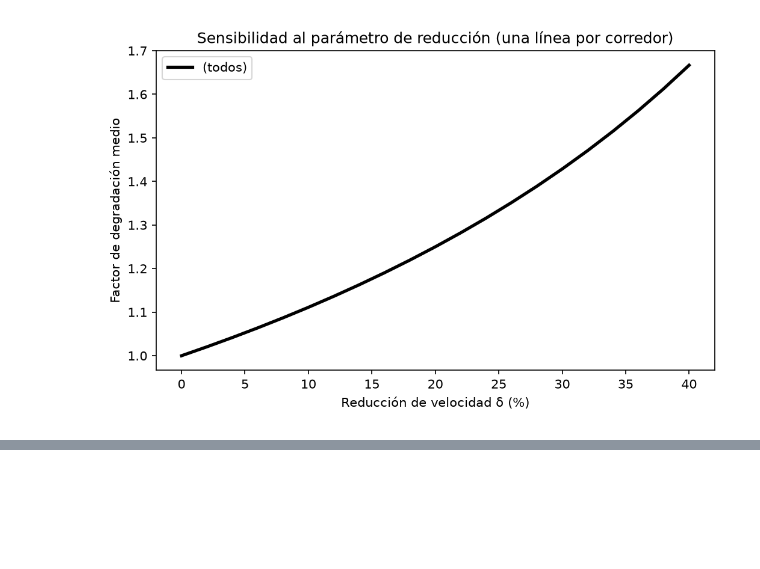
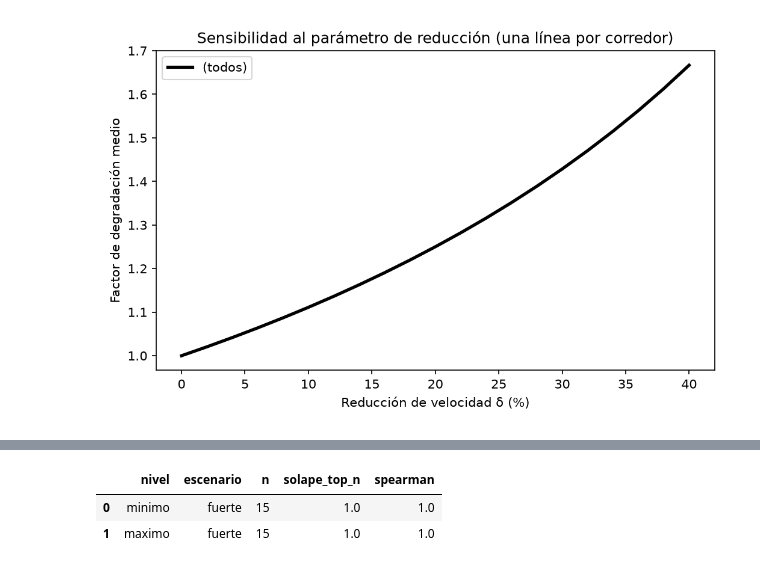
Before and after one commit to juanheliosg/taller-agentes-ia-granada, a Jupyter notebook: cuaderno_lluvia.ipynb, the cells around one changed output, grey strips where cells are left out. Saved outputs shown, nothing was run; the diff lists cells and outputs as text; code cells hidden in the pictures; blank space fills up the shorter version.

```diff
--- a/cuaderno_lluvia.ipynb
+++ b/cuaderno_lluvia.ipynb
@@ -185,0 +242,8 @@ Image(filename=figura_curva(curva, SALIDAS / "curva_sensibilidad.png"))
+# %%
+est = estabilidad_ranking(G, muestra, ESC, n=N, k=K, semilla=SEMILLA)
+est.to_csv(SALIDAS / "criticidad_estabilidad.csv", index=False)
+est.round(3)
+# %% [output]
+|  | nivel | escenario | n | solape_top_n | spearman |
+| 0 | minimo | fuerte | 15 | 1.0 | 1.0 |
+| 1 | maximo | fuerte | 15 | 1.0 | 1.0 |
```
Also changed, not shown: parts of 7 cells of this notebook, 3 other files.
